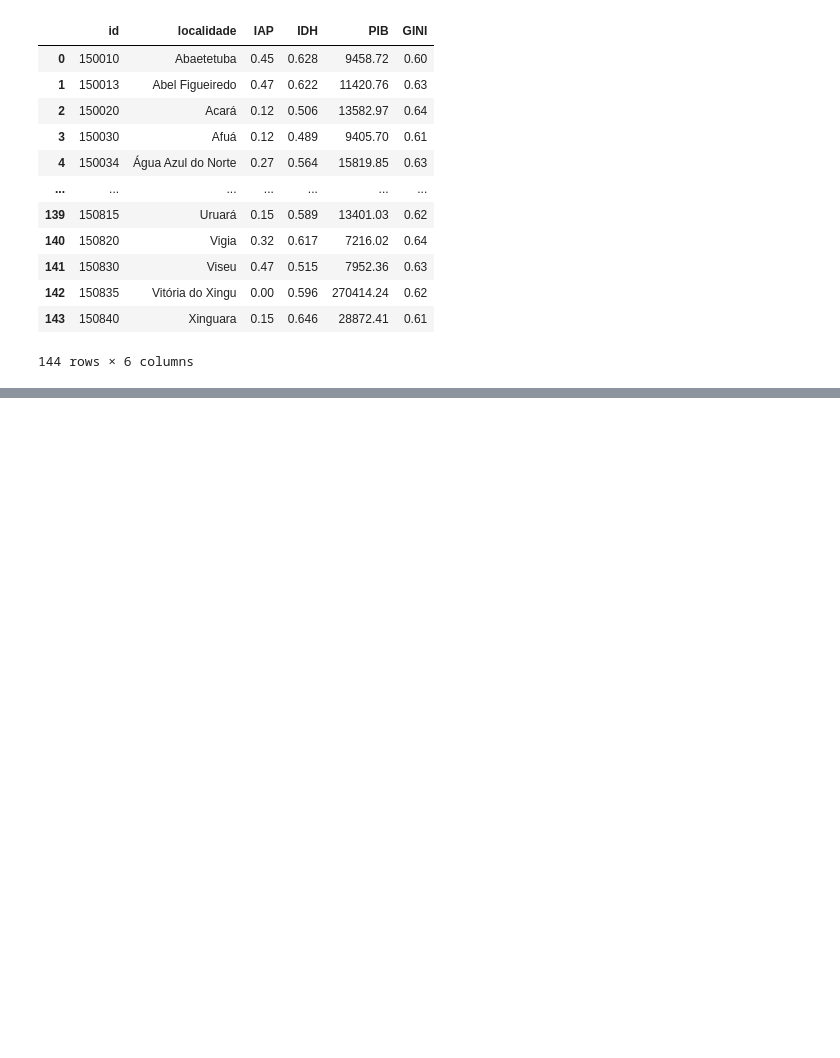
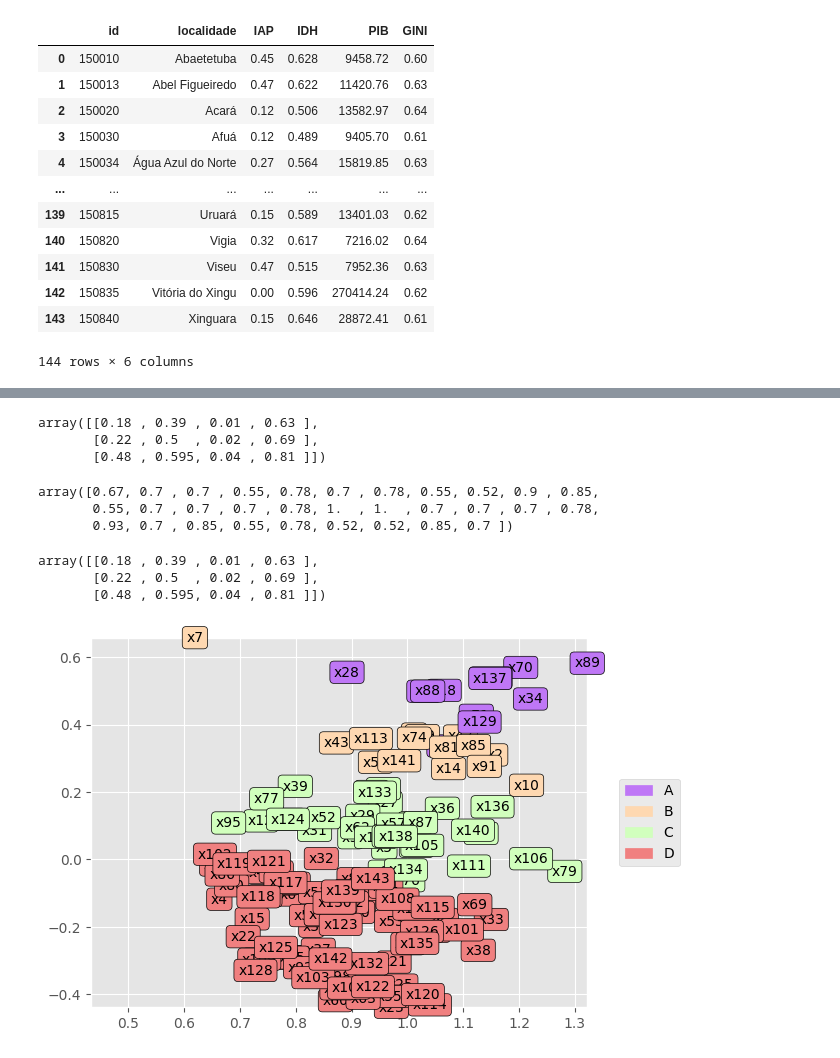
Before and after one commit to jlucioDev/woman_victims_v3, a Jupyter notebook: main.ipynb, the cells around one changed output, grey strips where cells are left out. Cells and saved outputs as stored; diff of their text form; code cells hidden in the pictures; blank space fills up the shorter version.

Commit message:
feat: Elicitando parâmetros com ELECTRE Tree - Random Forest e Algoritmo genético

```diff
--- a/main.ipynb
+++ b/main.ipynb
@@ -85,0 +143,48 @@ df_munic
+# %%
+np.array(B)
+# %% [output]
+array([[0.18 , 0.39 , 0.01 , 0.63 ],
+       [0.22 , 0.5  , 0.02 , 0.69 ],
+       [0.48 , 0.595, 0.04 , 0.81 ]])
+# %%
+col = 'IAP'
+
+# Crie as duas condições
+condicao1 = df[col] <= 1.0
+condicao2 = df[col] > 0.48
+
+# Use o operador & (E) para combinar as duas condições
+busca = condicao1 & condicao2
+
+df[col].loc[busca].to_numpy()
+# %% [output]
+array([0.67, 0.7 , 0.7 , 0.55, 0.78, 0.7 , 0.78, 0.55, 0.52, 0.9 , 0.85,
+       0.55, 0.7 , 0.7 , 0.7 , 0.78, 1.  , 1.  , 0.7 , 0.7 , 0.7 , 0.78,
+       0.93, 0.7 , 0.85, 0.55, 0.78, 0.52, 0.52, 0.85, 0.7 ])
+# %%
+np.array(B)
+# %% [output]
+array([[0.18 , 0.39 , 0.01 , 0.63 ],
+       [0.22 , 0.5  , 0.02 , 0.69 ],
+       [0.48 , 0.595, 0.04 , 0.81 ]])
+# %%
+     #IP       #IDH      #PIB      #GINI
+Q = [0.0]*4
+Q = [0.00, 0.0, 0.0, 0.0]
+#P = [0.55]*4
+#P = [0.18, 0.18, 0.08, 0.15]
+P = [0.50, 0.15, 0.2, 0.3]
+V = [0.0]*4
+W = [0.6,     0.0,      0.0,     0.0]
+B = [[0.22, 0.60, 0.01, 0.70],
+     [0.45, 0.65, 0.02, 0.81],
+     [0.60, 0.69, 0.04, 0.84]]
+
+
+
+
+from pyDecision.algorithm import electre_tri_b
+
+classification = electre_tri_b(np.array(df), W , Q , P , V , B, cut_level = 0.74, verbose = False, rule = 'pc', graph = True)
+# %% [output]
+[figure, added]
```
Also changed, not shown: parts of 17 cells of this notebook, 6 other files.
